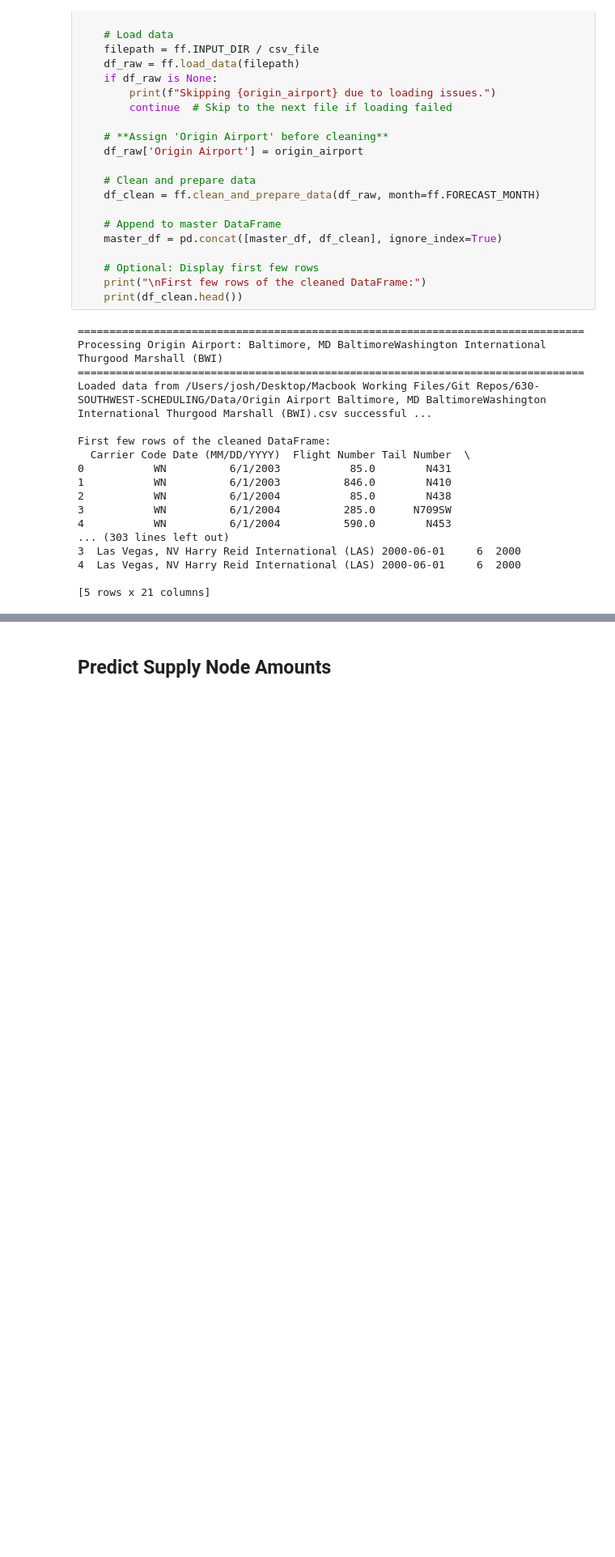
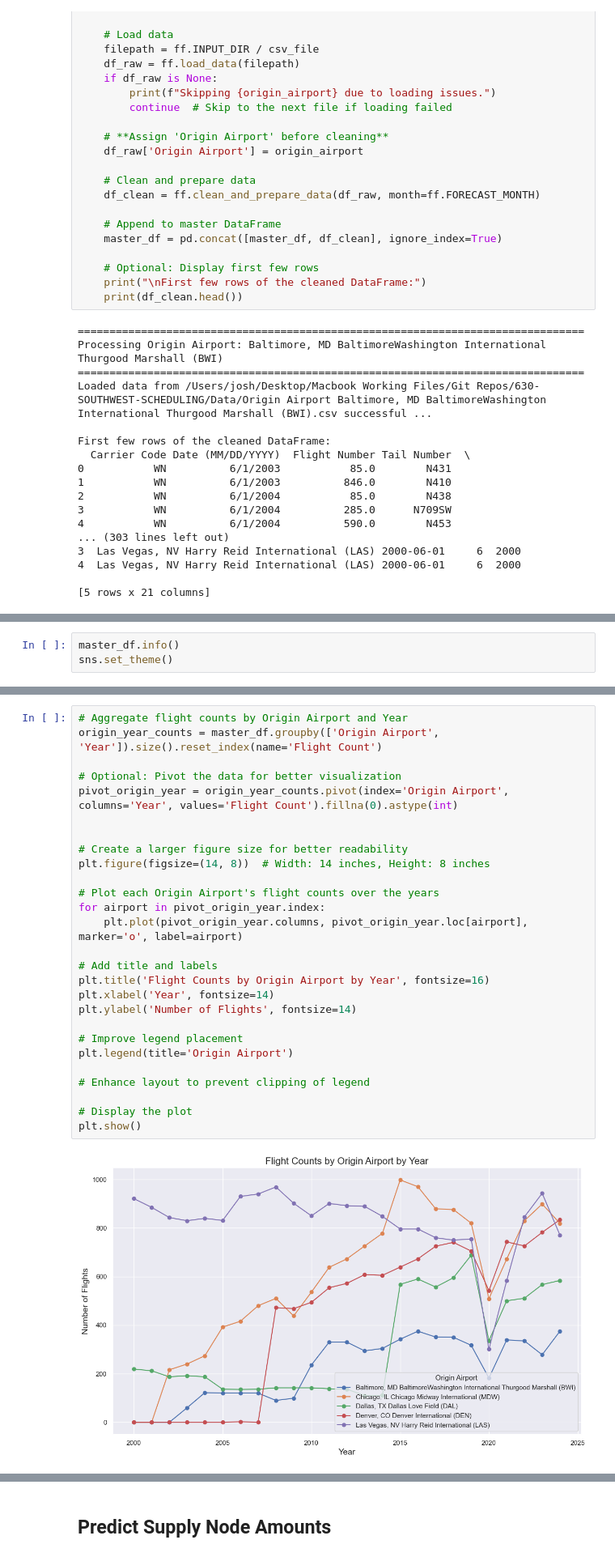
Before and after one commit to Musiik-fn/630-SOUTHWEST-SCHEDULING, a Jupyter notebook: Processing/forecasting.ipynb, the cells around one changed output, grey strips where cells are left out. Shown at 81% size. Drawn from its saved outputs; the diff is of its cells as text; blank space fills up the shorter version.

```diff
--- a/Processing/forecasting.ipynb
+++ b/Processing/forecasting.ipynb
@@ -137,0 +140,3 @@ First few rows of the cleaned DataFrame:
+# %%
+master_df.info()
+sns.set_theme()
@@ -137,0 +172,29 @@ First few rows of the cleaned DataFrame:
+# %%
+# Aggregate flight counts by Origin Airport and Year
+origin_year_counts = master_df.groupby(['Origin Airport', 'Year']).size().reset_index(name='Flight Count')
+
+# Optional: Pivot the data for better visualization
+pivot_origin_year = origin_year_counts.pivot(index='Origin Airport', columns='Year', values='Flight Count').fillna(0).astype(int)
+
+
+# Create a larger figure size for better readability
+plt.figure(figsize=(14, 8))  # Width: 14 inches, Height: 8 inches
+
+# Plot each Origin Airport's flight counts over the years
+for airport in pivot_origin_year.index:
+    plt.plot(pivot_origin_year.columns, pivot_origin_year.loc[airport], marker='o', label=airport)
+
+# Add title and labels
+plt.title('Flight Counts by Origin Airport by Year', fontsize=16)
+plt.xlabel('Year', fontsize=14)
+plt.ylabel('Number of Flights', fontsize=14)
+
+# Improve legend placement
+plt.legend(title='Origin Airport')
+
+# Enhance layout to prevent clipping of legend
+
+# Display the plot
+plt.show()
+# %% [output]
+[figure, added]
```
Also changed, not shown: parts of 7 cells of this notebook, 2 other files.
